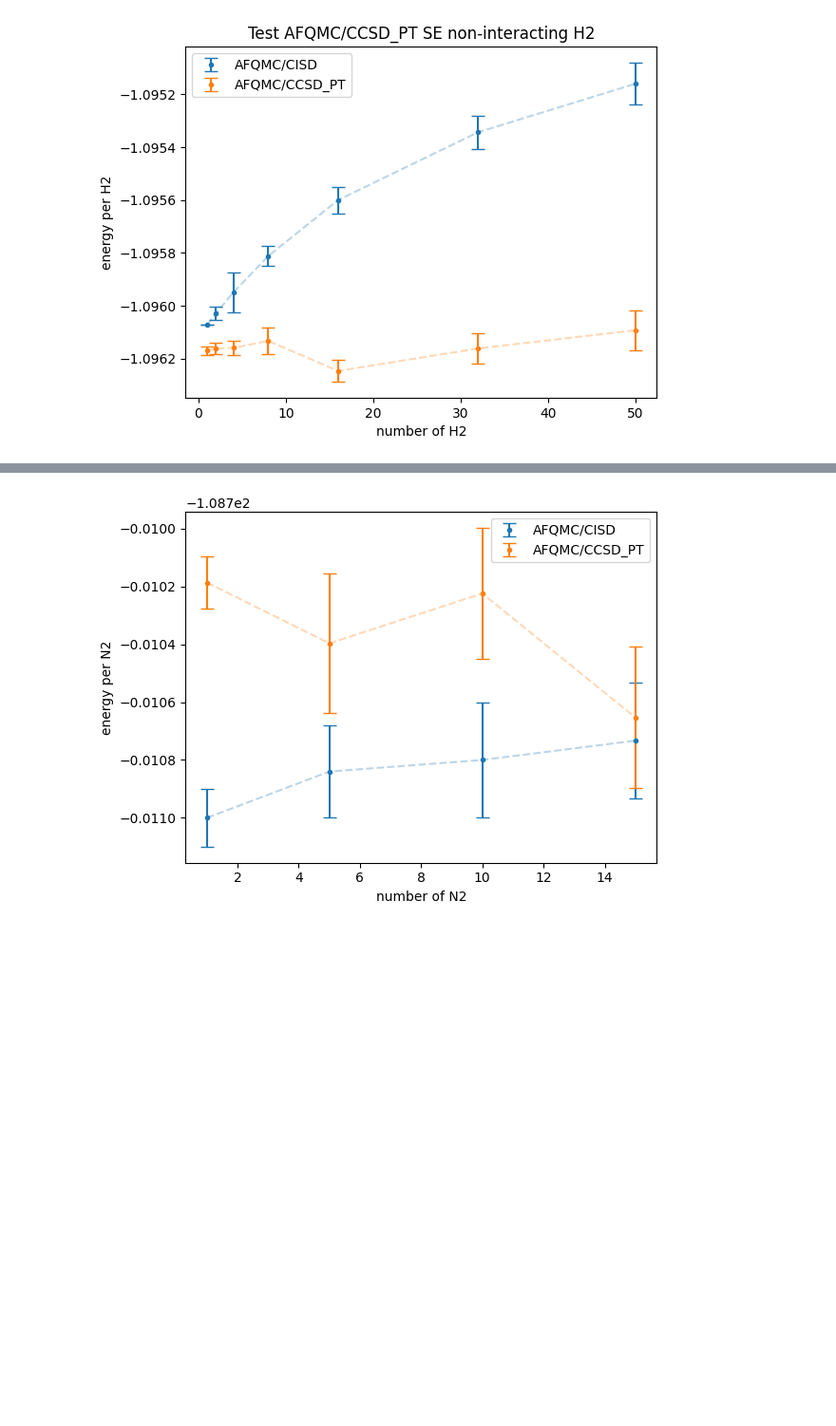
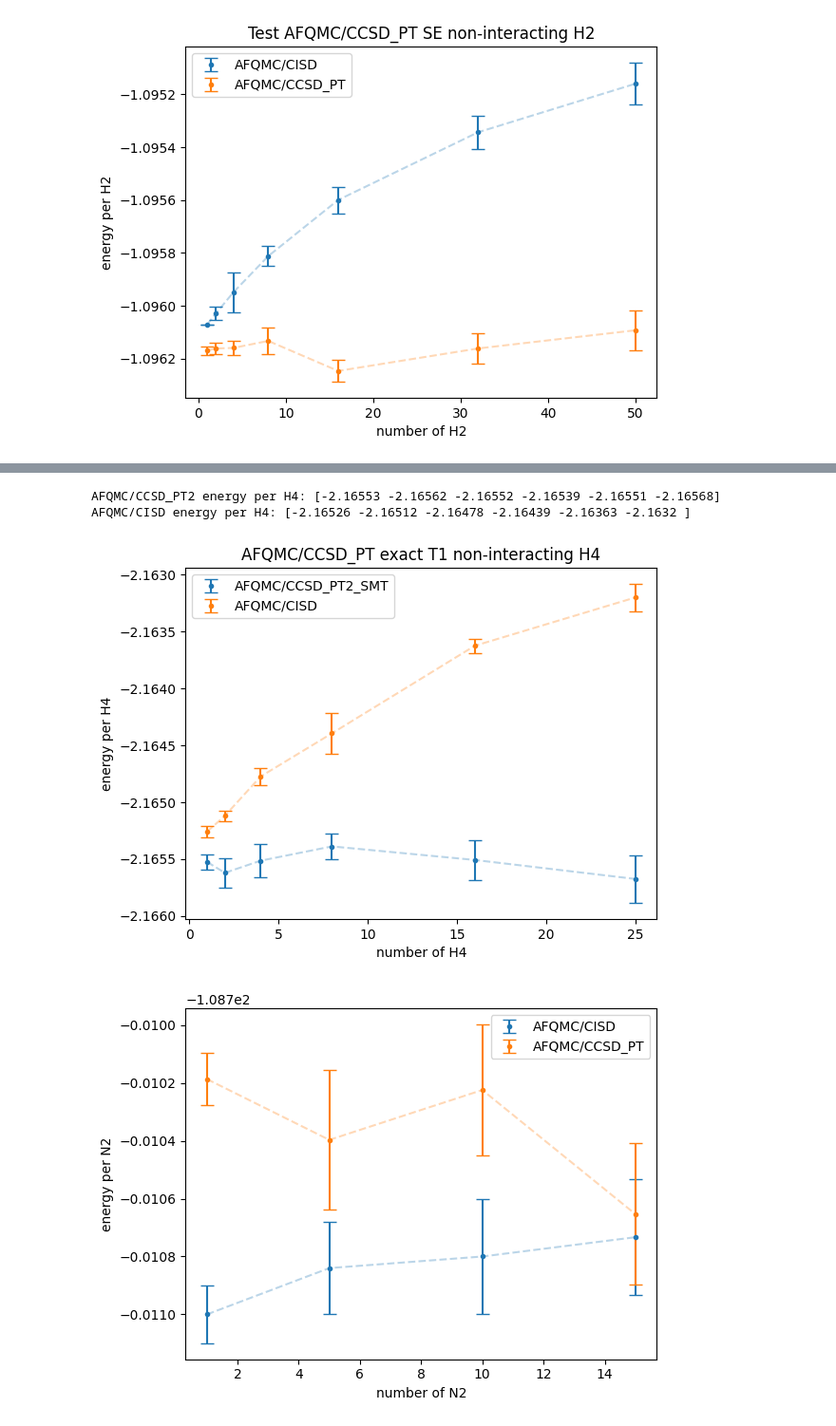
Before and after one commit to zh-yichi/cs_afqmc, a Jupyter notebook: ad_afqmc/ccsd_pt/ccsd_pt_data.ipynb, the cells around one changed output, grey strips where cells are left out. Shown at 95% size. Drawn from its saved outputs; the diff is of its cells as text; code cells hidden in the pictures; blank space fills up the shorter version.

```diff
--- a/ad_afqmc/ccsd_pt/ccsd_pt_data.ipynb
+++ b/ad_afqmc/ccsd_pt/ccsd_pt_data.ipynb
@@ -83,3 +272,45 @@ plt.show()
+# %%
+# H4 exact T1*5
+# 1  AFQMC/CCSD_PT energy: -2.165526 +/- 0.000066
+# 2  AFQMC/CCSD_PT energy: -4.331244 +/- 0.000258
+# 4  AFQMC/CCSD_PT energy: -8.662060 +/- 0.000580
+# 8  AFQMC/CCSD_PT energy: -17.323116 +/- 0.000877
+# 16 AFQMC/CCSD_PT energy: -34.648138 +/- 0.002807
+# 25 AFQMC/CCSD_PT energy: -54.141892 +/- 0.005245
+data1 = '''
+1  AFQMC/CCSD_PT energy: -2.165526 +/- 0.000066
+2  AFQMC/CCSD_PT energy: -4.331244 +/- 0.000258
+4  AFQMC/CCSD_PT energy: -8.662060 +/- 0.000580
+8  AFQMC/CCSD_PT energy: -17.323116 +/- 0.000877
+16 AFQMC/CCSD_PT energy: -34.648138 +/- 0.002807
+25 AFQMC/CCSD_PT energy: -54.141892 +/- 0.005245
+'''
+data2 = '''
+1  AFQMC energy: -2.16526 +/- 0.00005
+2  AFQMC energy: -4.33024 +/- 0.00009
+4  AFQMC energy: -8.6591 +/- 0.0003
+8  AFQMC energy: -17.31515791613727 +/- 1.439025e-03
+16 AFQMC energy: -34.618 +/- 0.001
+25 AFQMC energy: -54.080 +/- 0.003
+'''
+np.set_printoptions(5)
+n1,e_per1,err_per1 = get_data(data1)
+n2,e_per2,err_per2 = get_data(data2)
+print('AFQMC/CCSD_PT2 energy per H4:', e_per1)
+print('AFQMC/CISD energy per H4:', e_per2)
+plt.errorbar(n1,e_per1,yerr=err_per1,fmt='.',capsize=5,label='AFQMC/CCSD_PT2_SMT')
+plt.plot(n1,e_per1, '--', color='C0', alpha=0.3)
+plt.errorbar(n2,e_per2,yerr=err_per2,fmt='.',capsize=5,label='AFQMC/CISD')
+plt.plot(n2,e_per2, '--', color='C1', alpha=0.3)
+plt.xlabel('number of H4')
+plt.ylabel('energy per H4')
+plt.title('AFQMC/CCSD_PT exact T1 non-interacting H4')
+plt.legend()
+plt.show()
+# %% [output]
+AFQMC/CCSD_PT2 energy per H4: [-2.16553 -2.16562 -2.16552 -2.16539 -2.16551 -2.16568]
+AFQMC/CISD energy per H4: [-2.16526 -2.16512 -2.16478 -2.16439 -2.16363 -2.1632 ]
+[figure, added]
 # %%
 # N2
 data1 = '''
```
Also changed, not shown: parts of 5 cells of this notebook, 17 other files.
